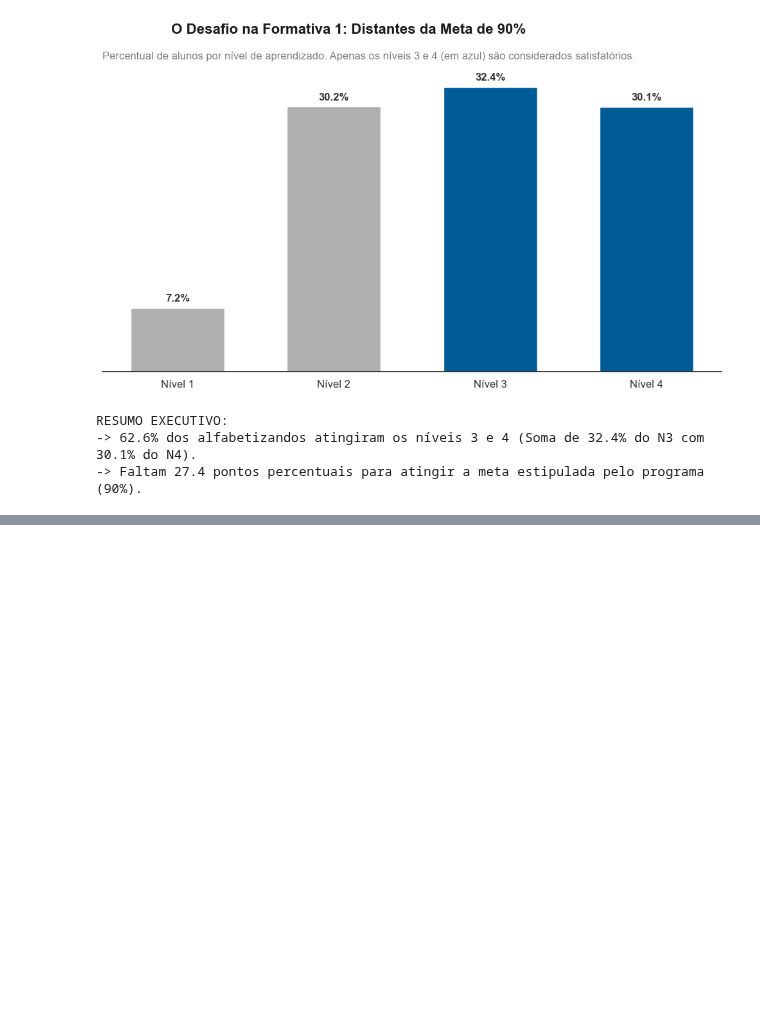
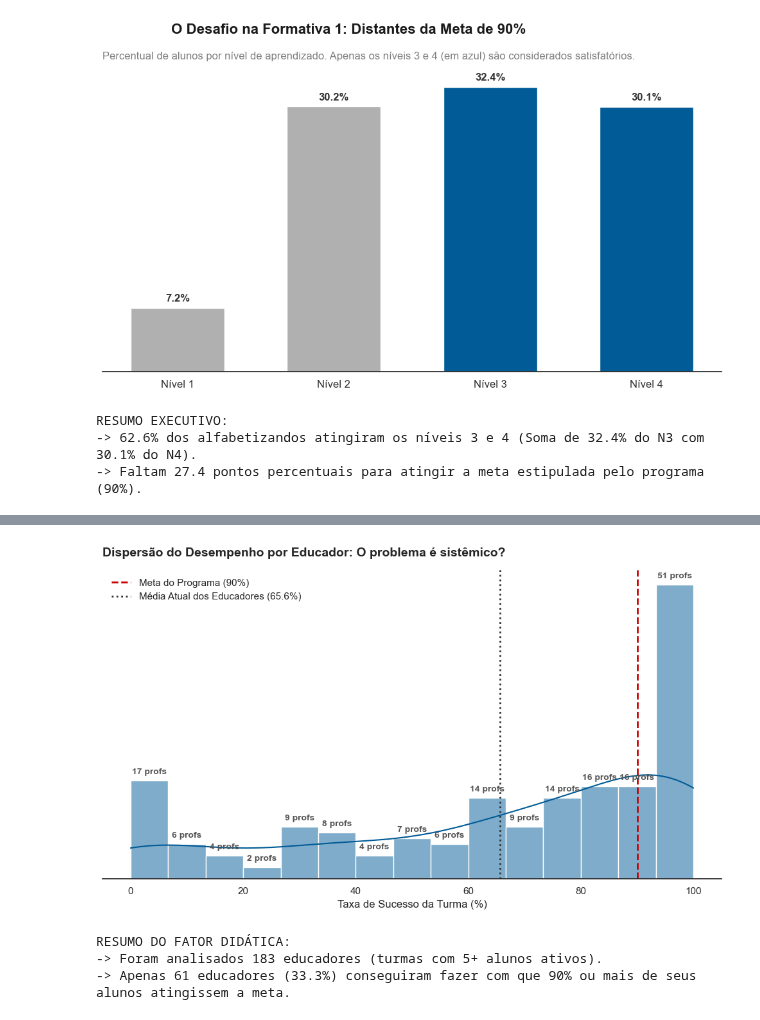
Before and after one commit to fabcmc/pba_se_2026, a Jupyter notebook: analise_causa_resultados_pba2026.ipynb, the cells around one changed output, grey strips where cells are left out. Saved outputs shown, nothing was run; the diff lists cells and outputs as text; code cells hidden in the pictures; blank space fills up the shorter version.

```diff
--- a/analise_causa_resultados_pba2026.ipynb
+++ b/analise_causa_resultados_pba2026.ipynb
@@ -497,0 +581,55 @@ plt.show()
+# %%
+# Configuração visual padrão
+sns.set_theme(style="white")
+
+# 1. Agrupando por alfabetizador para calcular a taxa de sucesso média de suas turmas
+# Usamos 'alfabetizador_x' que veio do arquivo pedagógico após o merge
+desempenho_educador = df_plot.groupby('alfabetizador_x').agg(
+    total_alunos=('cpf', 'count'),
+    taxa_sucesso=('sucesso_f1', lambda x: x.mean() * 100)
+).reset_index()
+
+# 2. Filtrando educadores com pelo menos 5 alunos ativos para evitar distorções estatísticas
+# (ex: um professor com 1 único aluno que tirou nota boa teria 100% de sucesso "falso")
+desempenho_educador = desempenho_educador[desempenho_educador['total_alunos'] >= 5]
+
+# 3. Construção do Gráfico (Histograma com curva de densidade KDE)
+fig, ax = plt.subplots(figsize=(10, 6))
+sns.histplot(data=desempenho_educador, x='taxa_sucesso', bins=15, color='#005b96', kde=True, ax=ax)
+
+# 4. Adicionando linhas de referência (Storytelling)
+media_atual = desempenho_educador['taxa_sucesso'].mean()
+ax.axvline(x=90, color='#cc0000', linestyle='--', linewidth=2, label='Meta do Programa (90%)')
+ax.axvline(x=media_atual, color='#333333', linestyle=':', linewidth=2, label=f'Média Atual dos Educadores ({media_atual:.1f}%)')
+
+# 5. Aplicando princípios de Storytelling com Dados
+sns.despine(left=True)
+ax.get_yaxis().set_visible(False)
+ax.set_title('Dispersão do Desempenho por Educador: O problema é sistêmico?', loc='left', fontsize=14, fontweight='bold', pad=15)
+ax.set_xlabel('Taxa de Sucesso da Turma (%)', fontsize=12)
+ax.legend(frameon=False, loc='upper left')
+
+# Adicionando rótulos diretos nas barras do histograma (quantidade de professores)
+for p in ax.patches:
+    altura = p.get_height()
+    if altura > 0:
+        ax.annotate(f'{int(altura)} profs',
+                    (p.get_x() + p.get_width() / 2., altura),
+                    ha='center', va='bottom', xytext=(0, 5), textcoords='offset points',
+                    color='#555555', fontsize=10, fontweight='bold')
+
+plt.tight_layout()
+plt.show()
+
+# 6. Resumo Executivo Impresso
+educadores_na_meta = desempenho_educador[desempenho_educador['taxa_sucesso'] >= 90].shape[0]
+total_educadores = desempenho_educador.shape[0]
+
+print("RESUMO DO FATOR DIDÁTICA:")
+print(f"-> Foram analisados {total_educadores} educadores (turmas com 5+ alunos ativos).")
+print(f"-> Apenas {educadores_na_meta} educadores ({educadores_na_meta/total_educadores*100:.1f}%) conseguiram fazer com que 90% ou mais de seus alunos atingissem a meta.")
+# %% [output]
+[figure, added]
+RESUMO DO FATOR DIDÁTICA:
+-> Foram analisados 183 educadores (turmas com 5+ alunos ativos).
+-> Apenas 61 educadores (33.3%) conseguiram fazer com que 90% ou mais de seus alunos atingissem a meta.
```
Also changed, not shown: parts of 16 cells of this notebook.
